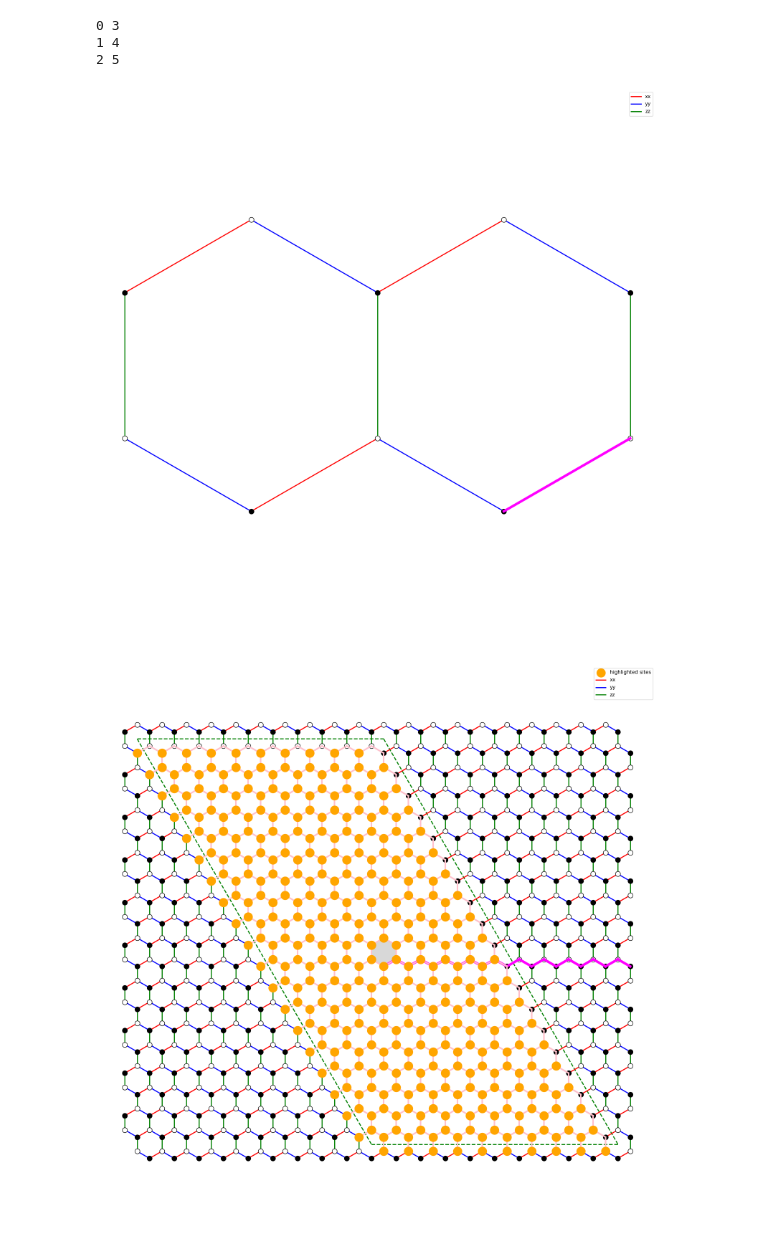
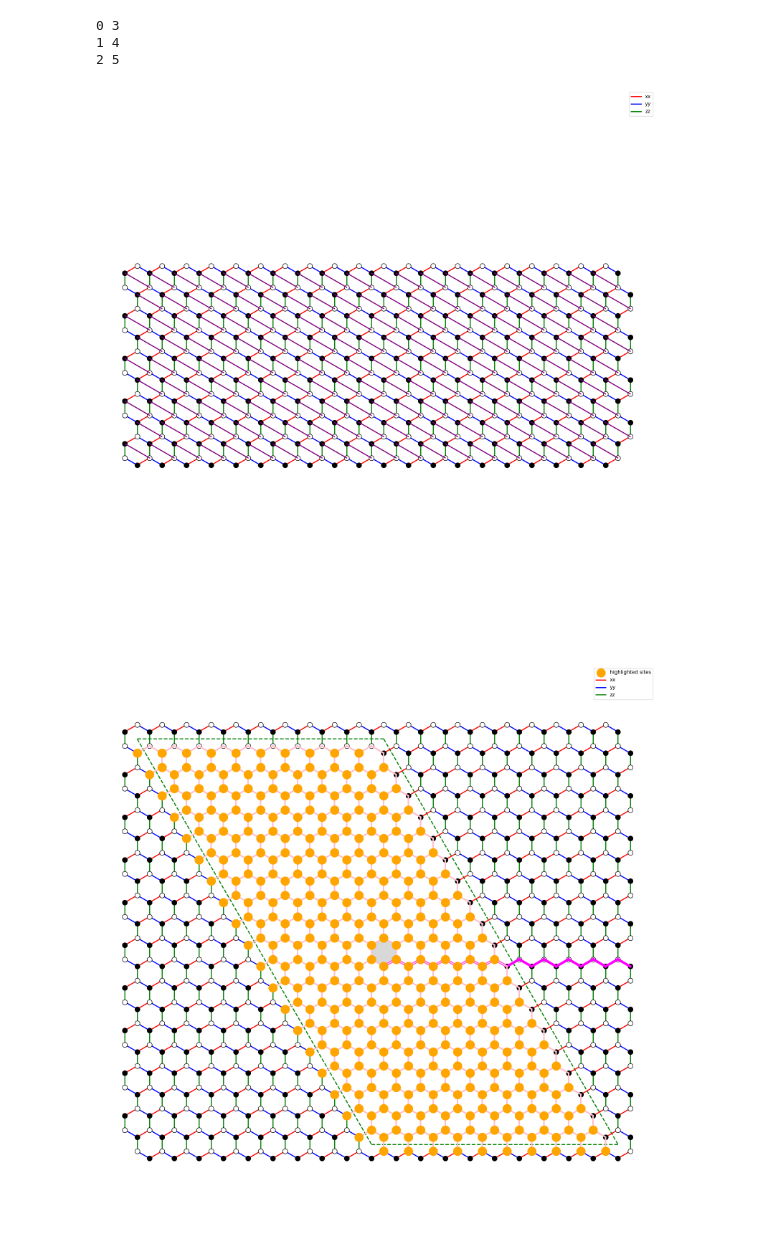
Before and after one commit to gconcheri/MasterThesis, a Jupyter notebook: fermionic_model_OBC.ipynb, the cells around one changed output. Cells and saved outputs as stored; diff of their text form; code cells hidden in the pictures.

```diff
--- a/fermionic_model_OBC.ipynb
+++ b/fermionic_model_OBC.ipynb
@@ -110,16 +110,25 @@ for i, id in enumerate(lllist):
 1 4
 2 5
 # %%
-modell = site.SitesOBC(Npx = 2, Npy = 1)
+modell = site.SitesOBC(Npx = 20, Npy = 9)
 #indices = [14,16,27,28,29,30,41,43] # indices that work well with Npx,Npy = 5 but one line above the ones below
 indices = [25,27,38,39,40,41,52,54] # indices that work well with Npx,Npy = 5, exactly fine-tuned to work around central plaquette
-honey.plot_honeycomb(modell, plot_anyon_bonds = True, plot_diagonal_bonds=False,
+# modell.get_diagonalbonds()
+# otherbonds = modell.links_list
+# otherbonds_list = []
+# for a in otherbonds:
+#     for i,j in a:
+#         otherbonds_list.append([i,j])
+
+
+honey.plot_honeycomb(modell, plot_anyon_bonds = False, plot_diagonal_bonds=True,
                      #sites = indices,
                      # plaquette_site = 40
+                     # otherbonds_list= otherbonds_list
                      )
 #honey.plot_honeycomb(modell, plot_anyon_bonds = False, plot_diagonal_bonds=False, fig_size=(10,10))
 # %% [output]
-[figure, old version]
+[figure, new version]
 # %%
 modell = site.SitesOBC(Npx = 20, Npy = 20)
 prefactor, loop_indices, links_list, _ = modell.get_loop()
```
Also changed, not shown: parts of 7 cells of this notebook, 4 other files.
